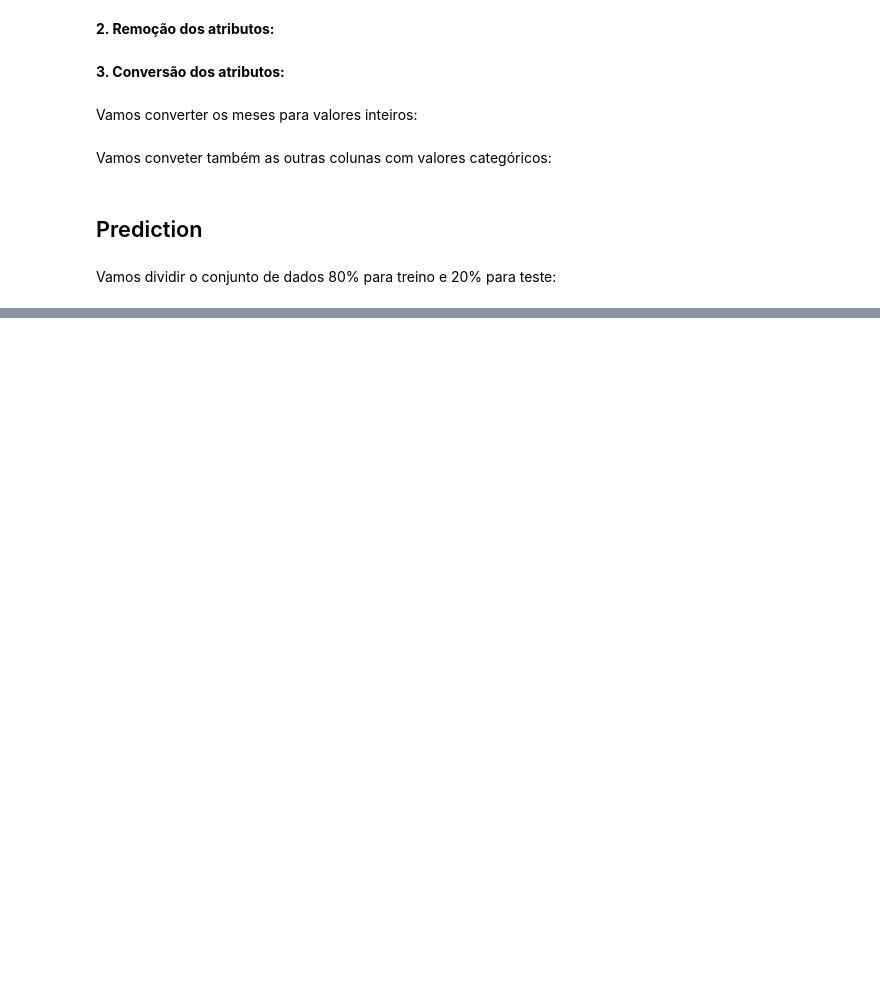
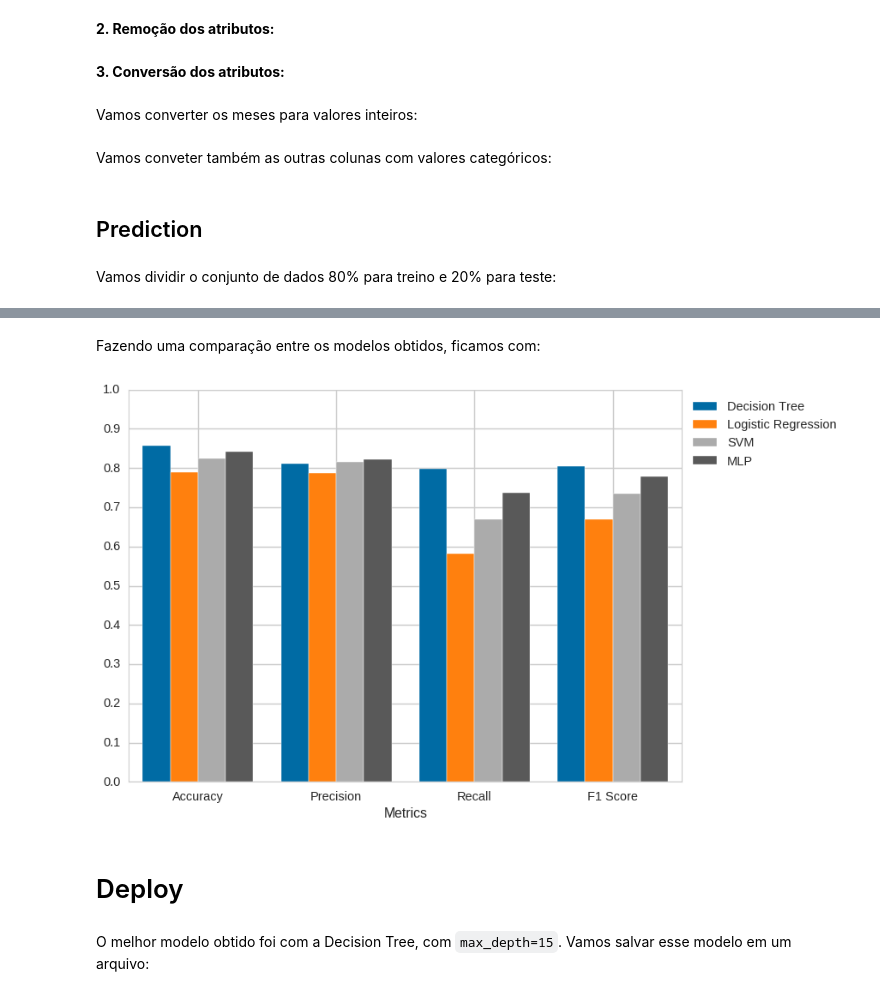
Before and after one commit to JaineBudke/Hotel-Booking-Demand, a Jupyter notebook: Machine_Learning_Prediction.ipynb, the cells around one changed output, grey strips where cells are left out. Saved outputs shown, nothing was run; the diff lists cells and outputs as text; code cells hidden in the pictures; blank space fills up the shorter version.

```diff
--- a/Machine_Learning_Prediction.ipynb
+++ b/Machine_Learning_Prediction.ipynb
@@ -295,0 +312,16 @@ Epoch 100/100
+# %%
+y_pred = model.predict(X_test)
+y_pred = y_pred > 0.5
+
+mlpAcc  = metrics.accuracy_score(y_test, y_pred)
+mlpPrec = metrics.precision_score(y_test, y_pred)
+mlpRec  = metrics.recall_score(y_test, y_pred)
+mlpF1S  = metrics.f1_score(y_test, y_pred)
+
+print("Accuracy:", mlpAcc)
+print("Precision:", mlpPrec)
+print("Recall:", mlpRec)
+print("F1 score:", mlpF1S)
+
+print("Confusion Matrix: ")
+print(confusion_matrix(y_test, y_pred))
@@ -295,0 +360,32 @@ Epoch 100/100
+# %% [markdown]
+Fazendo uma comparação entre os modelos obtidos, ficamos com:
+# %%
+plt.style.use('tableau-colorblind10')
+
+X = ['Accuracy','Precision','Recall','F1 Score']
+
+dt  = [accDT[4], precDT[4], recDT[4], f1SDT[4]]
+log = [logAcc, logPrec, logRec, logF1S]
+svm = [svmAcc, svmPrec, svmRec, svmF1S]
+mlp = [mlpAcc, mlpPrec, mlpRec, mlpF1S]
+
+X_axis = np.arange(len(X))
+
+plt.bar(X_axis - 0.3, dt, 0.2, label = 'Decision Tree')
+plt.bar(X_axis - 0.1, log, 0.2, label = 'Logistic Regression')
+plt.bar(X_axis + 0.1, svm, 0.2, label = 'SVM')
+plt.bar(X_axis + 0.3, mlp, 0.2, label = 'MLP')
+
+plt.xticks(X_axis, X)
+plt.xlabel("Metrics")
+plt.yticks([0.0,0.1,0.2,0.3,0.4,0.5,0.6,0.7,0.8,0.9,1.0])
+
+plt.legend(bbox_to_anchor=(1.3, 1.0))
+
+plt.show()
+# %% [output]
+[figure, added]
+# %% [markdown]
+# Deploy
+# %% [markdown]
+O melhor modelo obtido foi com a Decision Tree, com `max_depth=15`. Vamos salvar esse modelo em um arquivo:
```
Also changed, not shown: parts of 26 cells of this notebook.
